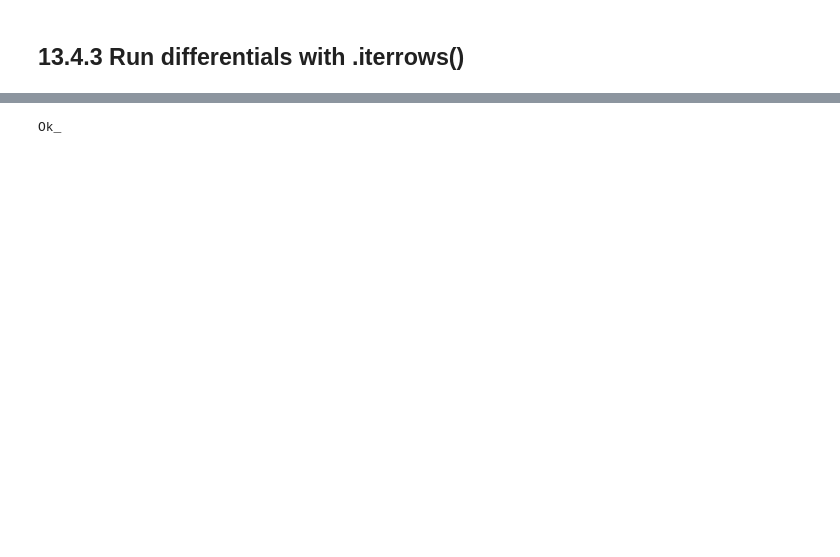
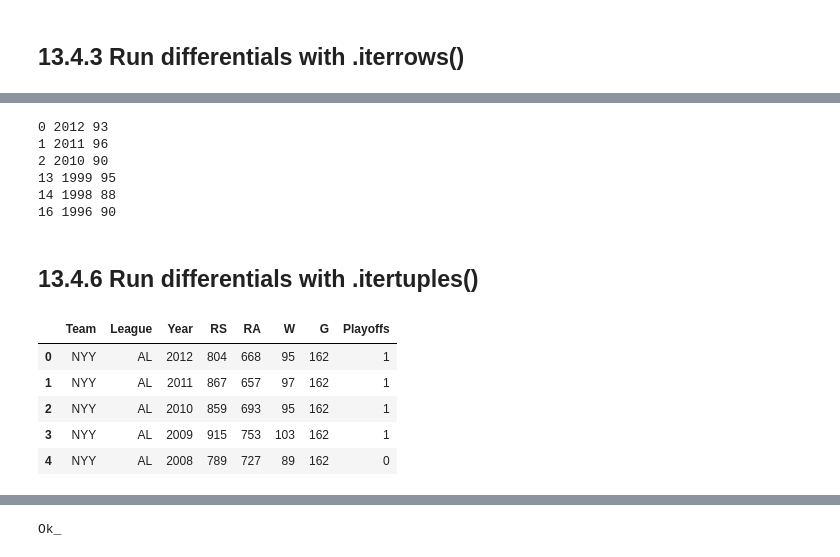
Before and after one commit to oecorrechag/Data-Engineer-track, a Jupyter notebook: Course 13 Writing Efficient Python Code/notebooks/13.4.0_Basic pandas optimizations.ipynb, the cells around one changed output, grey strips where cells are left out. Drawn from its saved outputs; the diff is of its cells as text; code cells hidden in the pictures; blank space fills up the shorter version.

```diff
--- a/Course 13 Writing Efficient Python Code/notebooks/13.4.0_Basic pandas optimizations.ipynb
+++ b/Course 13 Writing Efficient Python Code/notebooks/13.4.0_Basic pandas optimizations.ipynb
@@ -172,0 +225,31 @@ print(giants_df)
+# %%
+# Loop over the DataFrame and print each row's Index, Year and Wins (W)
+for row in rangers_df.itertuples():
+  i = row.Index
+  year = row.Year
+  wins = row.W
+
+  # Check if rangers made Playoffs (1 means yes; 0 means no)
+  if row.Playoffs == 1:
+    print(i, year, wins)
+# %% [output]
+0 2012 93
+1 2011 96
+2 2010 90
+13 1999 95
+14 1998 88
+16 1996 90
+# %% [markdown]
+## 13.4.6 Run differentials with .itertuples()
+# %%
+yankees_df = baseball_stats.copy()
+yankees_df = yankees_df[yankees_df['Team'] == 'NYY'].reset_index(drop=True)
+yankees_df = yankees_df.loc[:,['Team', 'League', 'Year', 'RS', 'RA', 'W', 'G', 'Playoffs']]
+yankees_df.head()
+# %% [output]
+|  | Team | League | Year | RS | RA | W | G | Playoffs |
+| 0 | NYY | AL | 2012 | 804 | 668 | 95 | 162 | 1 |
+| 1 | NYY | AL | 2011 | 867 | 657 | 97 | 162 | 1 |
+| 2 | NYY | AL | 2010 | 859 | 693 | 95 | 162 | 1 |
+| 3 | NYY | AL | 2009 | 915 | 753 | 103 | 162 | 1 |
+| 4 | NYY | AL | 2008 | 789 | 727 | 89 | 162 | 0 |
```
Also changed, not shown: parts of 20 cells of this notebook.
